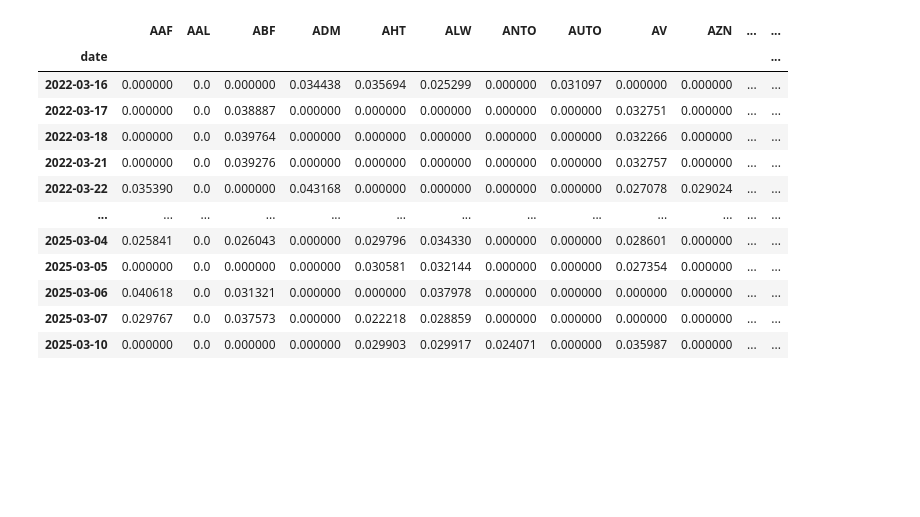
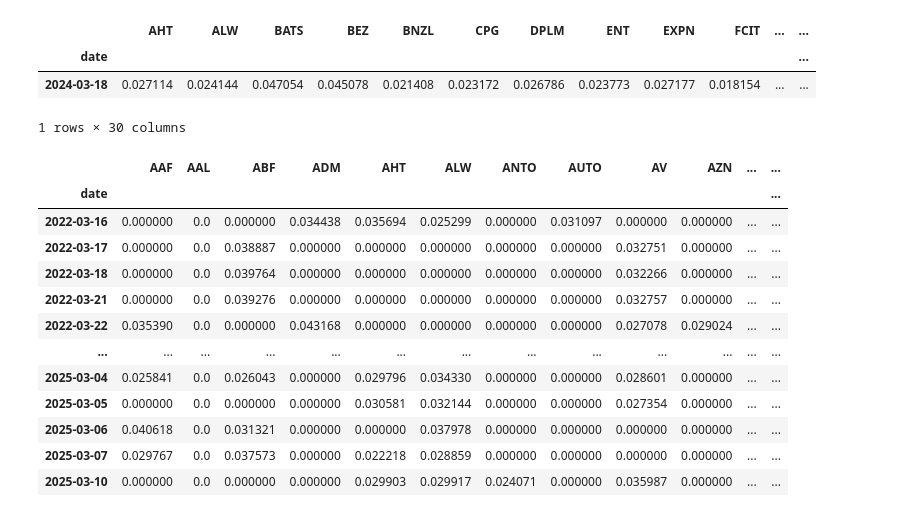
Before and after one commit to Ilse-hutten/index-arbitrage, a Jupyter notebook: notebooks/Spread calc.ipynb, the cells around one changed output. Cells and saved outputs as stored; diff of their text form; code cells hidden in the pictures; blank space fills up the shorter version.

```diff
--- a/notebooks/Spread calc.ipynb
+++ b/notebooks/Spread calc.ipynb
@@ -66,6 +66,13 @@ scaler.fit(X_log)
 X_log = pd.DataFrame(scaler.transform(X_log), columns=stock_log_features, index=log_returns.index)
 
 rep_pf = rolling_pca_weights(X_log, n_stocks, window, n_pcs)
+# %%
+rep_pf
+# %% [output]
+|  | AHT | ALW | BATS | BEZ | BNZL | CPG | DPLM | ENT | EXPN | FCIT | ... | ... |
+| date |  |  |  |  |  |  |  |  |  |  |  | ... |
+| 2024-03-18 | 0.027114 | 0.024144 | 0.047054 | 0.045078 | 0.021408 | 0.023172 | 0.026786 | 0.023773 | 0.027177 | 0.018154 | ... | ... |
+1 rows × 30 columns
 # %%
 daily_weights_df=rep_pf.copy()
 daily_weights_df
```
Also changed, not shown: parts of 6 cells of this notebook, 6 other files.
